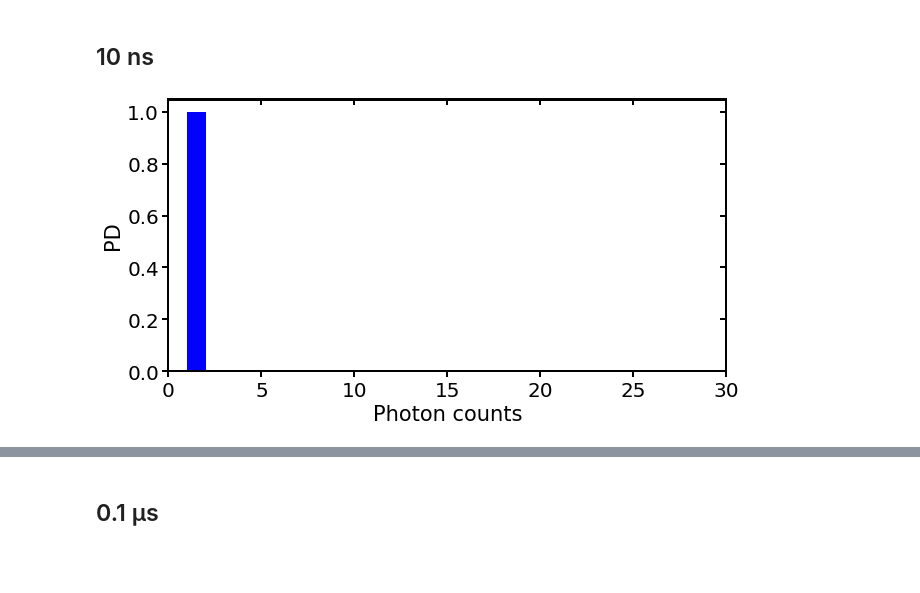
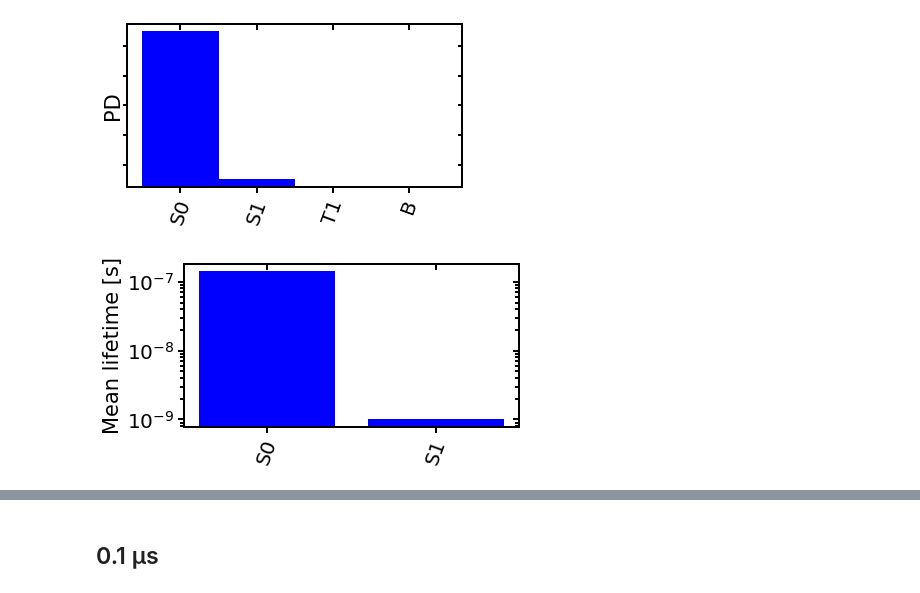
Before and after one commit to super-resolution/Fluopy, a Jupyter notebook: notebooks/binned photon counts/1F_S0_S1.ipynb, the cells around one changed output, grey strips where cells are left out. Cells and saved outputs as stored; diff of their text form; code cells hidden in the pictures; blank space fills up the shorter version.

```diff
--- a/notebooks/binned photon counts/1F_S0_S1.ipynb
+++ b/notebooks/binned photon counts/1F_S0_S1.ipynb
@@ -27,4 +25,2 @@ system.simulate(n_steps=10000000, seed=99, base="py")
 # %%
 system.process()
-# %% [markdown]
-## 10 ns
@@ -33,5 +27,10 @@ system.emitters(unit="s", resample="10ns", photon_collection=0.1)
-# %%
-fig, ax = fi.FigureCollection(system).emission_events(time_series=False, bins=2,
-                                                      xlim=[0,30])
-# %% [output]
-[figure, removed]
+# %%
+fig, ax = fi.FigureCollection(system).populations(mode="single_states", single_fluorophores=False,
+                                                  bins=np.arange(0, 5)-0.5)
+# %% [output]
+[figure, added]
+# %%
+fig, ax = fi.FigureCollection(system).lifetimes(mode="single_states", statistic="mean",
+                                                single_fluorophores=False)
+# %% [output]
+[figure, added]
```
Also changed, not shown: parts of 21 cells of this notebook, 52 other files.
